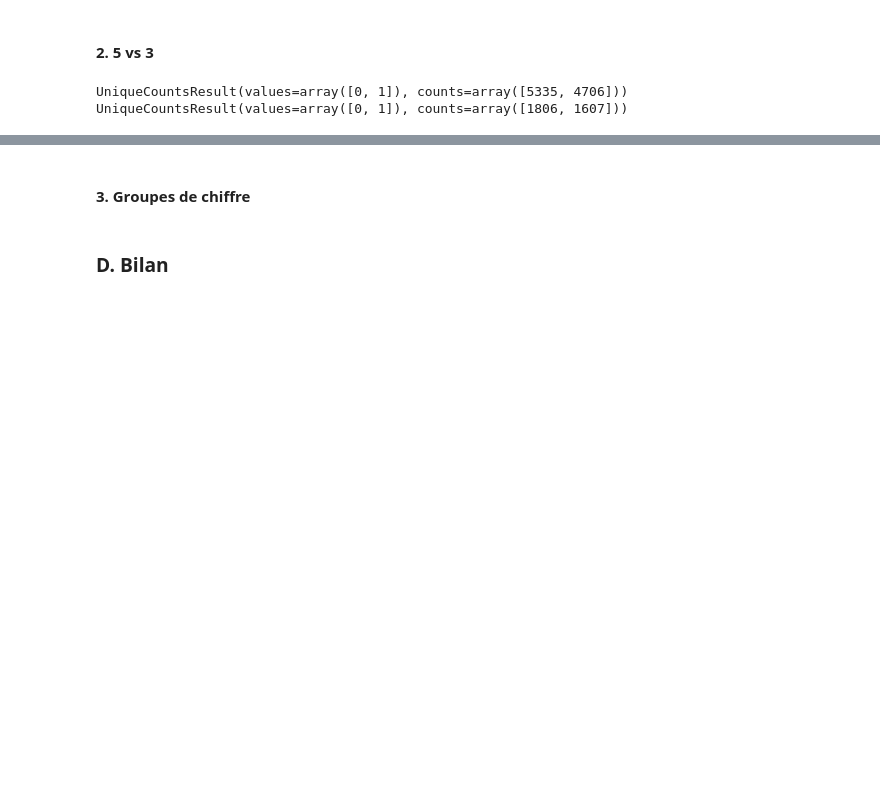
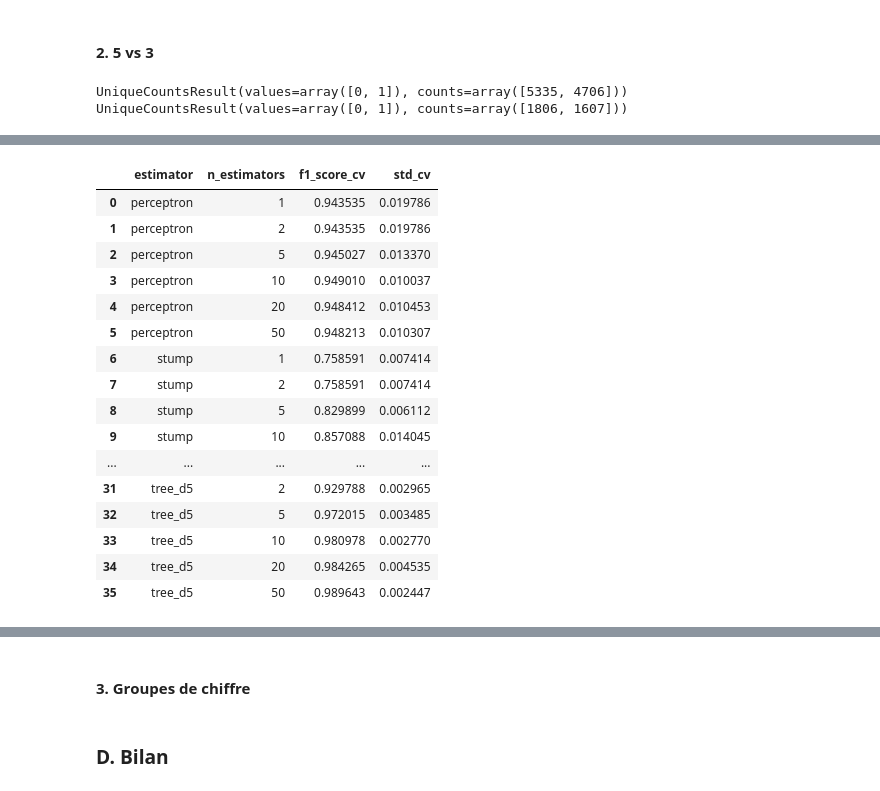
Before and after one commit to jnotarangelo/AdaBoost, a Jupyter notebook: Restitution.ipynb, the cells around one changed output, grey strips where cells are left out. Saved outputs shown, nothing was run; the diff lists cells and outputs as text; code cells hidden in the pictures; blank space fills up the shorter version.

```diff
--- a/Restitution.ipynb
+++ b/Restitution.ipynb
@@ -313,14 +383,32 @@ print(np.unique_counts(y_5v3_train), np.unique_counts(y_5v3_test))
 UniqueCountsResult(values=array([0, 1]), counts=array([5335, 4706])) UniqueCountsResult(values=array([0, 1]), counts=array([1806, 1607]))
 # %%
 results_5v3 = []
+best_results_5v3 = []
 
 for estimator_name, estimator in estimators.items():
     ada_boost = AdaBoostClassifier(estimator=estimator, random_state=seed)
 
-    grid = GridSearchCV(estimator=ada_boost, param_grid={"n_estimators" : [20]}, scoring="accuracy", cv=skf, n_jobs=-1)
+    grid = GridSearchCV(estimator=ada_boost, param_grid=params, scoring="accuracy", cv=skf, n_jobs=-1)
 
     grid.fit(X_5v3_train, y_5v3_train)
-    acc = grid.best_score_
+    f1 = grid.best_score_
+    best = grid.best_estimator_
 
-    results_5v3.append({"estimator" : estimator_name, "accuracy" : acc, "n_estimators" : grid.best_params_["n_estimators"]})
-    print(results_5v3)
+    # Resultats des cross val
+    best_results_5v3.append({"estimator" : estimator_name, "f1_score" : f1, "n_estimators" : grid.best_params_["n_estimators"]}) # Meilleurs résultats
+    print(best_results_5v3)
+
+    df_cv = pd.DataFrame(grid.cv_results_) # Ensemble des résultats
+    df_cv["estimator"] = estimator_name
+    results_5v3.append(df_cv)
+
+    # Matrice de confusion sur le test
+    n_estimators = grid.best_params_["n_estimators"]
+    y_pred = best.predict(X_5v3_test)
+    score = f1_score(y_5v3_test, y_pred)
+    cm = confusion_matrix(y_5v3_test, y_pred)
+    disp_cm = ConfusionMatrixDisplay(cm)
+    disp_cm.plot()
+    disp_cm.ax_.set_title(f"{n_estimators} X {estimator_name}. f1_score = {score}.")
+    plt.savefig(f"images/cm_AdaBoost/cm_{estimator_name}_5v3.png", dpi=300, bbox_inches="tight")
+    plt.close()
@@ -326,0 +434,23 @@ for estimator_name, estimator in estimators.items():
+# %%
+df_cv_all_5v3 = pd.concat(results_5v3, ignore_index=True)
+df_accuracy_5v3 = (df_cv_all_5v3.rename(columns={"param_n_estimators": "n_estimators", "mean_test_score": "f1_score_cv", "std_test_score": "std_cv"})[["estimator", "n_estimators", "f1_score_cv", "std_cv"]].sort_values(["estimator", "n_estimators"]).reset_index(drop=True))
+df_accuracy_5v3.to_csv("results/AdaBoost_cv_results_5v3.csv", sep=";") # transformation en csv
+df_accuracy_5v3
+# %% [output]
+|  | estimator | n_estimators | f1_score_cv | std_cv |
+| 0 | perceptron | 1 | 0.943535 | 0.019786 |
+| 1 | perceptron | 2 | 0.943535 | 0.019786 |
+| 2 | perceptron | 5 | 0.945027 | 0.013370 |
+| 3 | perceptron | 10 | 0.949010 | 0.010037 |
+| 4 | perceptron | 20 | 0.948412 | 0.010453 |
+| 5 | perceptron | 50 | 0.948213 | 0.010307 |
+| 6 | stump | 1 | 0.758591 | 0.007414 |
+| 7 | stump | 2 | 0.758591 | 0.007414 |
+| 8 | stump | 5 | 0.829899 | 0.006112 |
+| 9 | stump | 10 | 0.857088 | 0.014045 |
+| ... | ... | ... | ... | ... |
+| 31 | tree_d5 | 2 | 0.929788 | 0.002965 |
+| 32 | tree_d5 | 5 | 0.972015 | 0.003485 |
+| 33 | tree_d5 | 10 | 0.980978 | 0.002770 |
+| 34 | tree_d5 | 20 | 0.984265 | 0.004535 |
+| 35 | tree_d5 | 50 | 0.989643 | 0.002447 |
```
Also changed, not shown: parts of 16 cells of this notebook, 37 other files.
